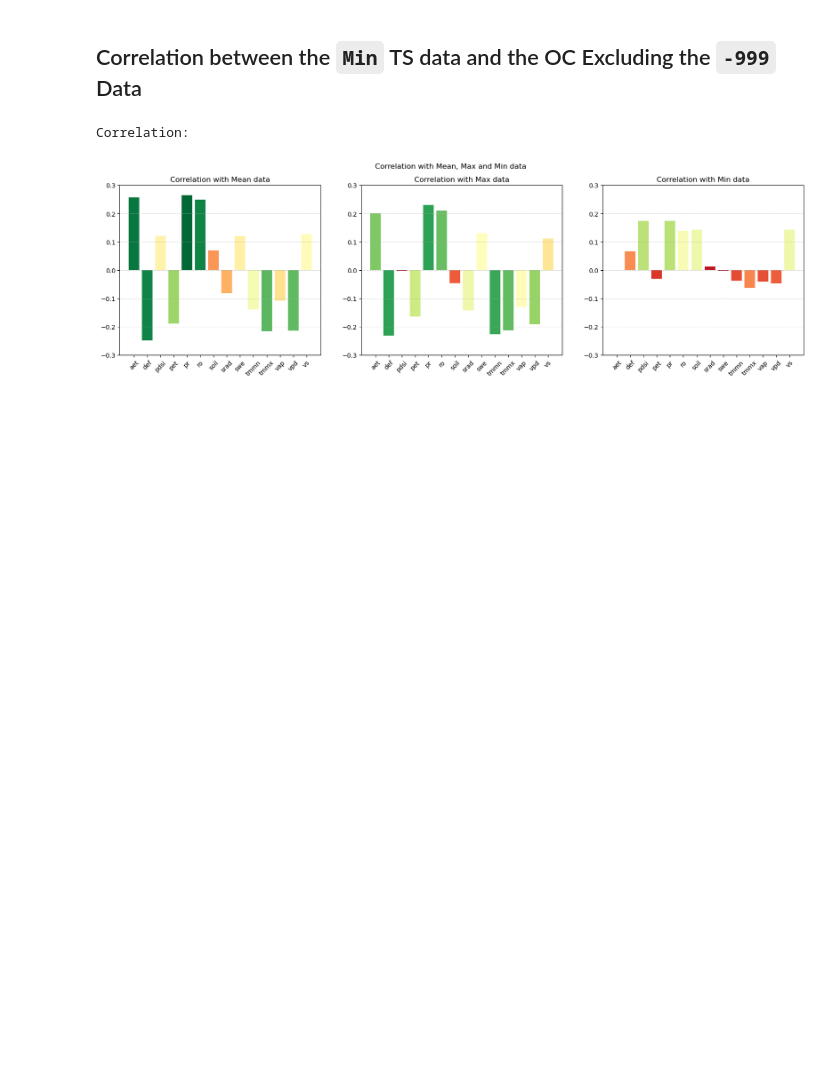
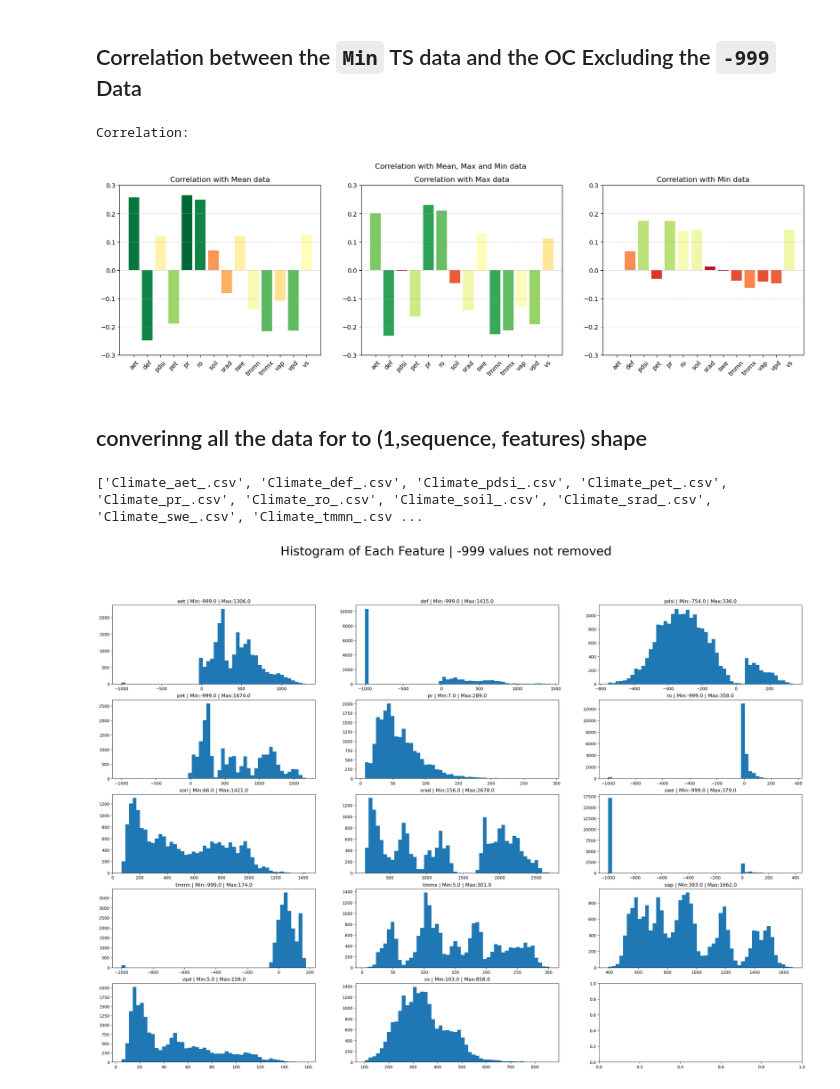
Before and after one commit to moienr/SoilNet, a Jupyter notebook: dataset/Climate/climate_data_analysis.ipynb, the cells around one changed output. Drawn from its saved outputs; the diff is of its cells as text; code cells hidden in the pictures; blank space fills up the shorter version.

Commit message:
added histogram of each climate data to find outliner data

```diff
--- a/dataset/Climate/climate_data_analysis.ipynb
+++ b/dataset/Climate/climate_data_analysis.ipynb
@@ -299,3 +299,5 @@ plt.suptitle('Correlation with Mean, Max and Min data')
 plt.show()
 # %% [output]
 [figure]
+# %% [markdown]
+## converinng all the data for to (1,sequence, features) shape
@@ -301,0 +310,8 @@ plt.show()
+# %%
+# Get the current working directory
+cwd = os.getcwd()
+# List all files in the directory and filter for .csv files
+csv_files = [f for f in os.listdir(cwd) if os.path.isfile(os.path.join(cwd, f)) and f.endswith('.csv')]
+print(csv_files)
+# %% [output]
+['Climate_aet_.csv', 'Climate_def_.csv', 'Climate_pdsi_.csv', 'Climate_pet_.csv', 'Climate_pr_.csv', 'Climate_ro_.csv', 'Climate_soil_.csv', 'Climate_srad_.csv', 'Climate_swe_.csv', 'Climate_tmmn_.csv ...
@@ -301,0 +320,24 @@ plt.show()
+# %%
+vals_list = []
+for csv_file in csv_files:
+    df = pd.read_csv(csv_file)
+    df = df.iloc[:, 1:13]
+    vals = df.values.reshape(-1)
+    vals_list.append(vals)
+len(vals_list)
+
+
+# Create a figure with multiple subplots
+fig, axs = plt.subplots(nrows=5, ncols=3, figsize=(30, 20))
+
+# Loop through each array and plot its histogram in a different subplot
+for i in range(len(vals_list)):
+    ax = axs[i // 3, i % 3]  # Select the appropriate subplot
+    ax.hist(vals_list[i], bins=50)  # Create the histogram in the subplot
+    ax.set_title(f'{feature_names[i]} | Min:{np.min(vals_list[i])} | Max:{np.max(vals_list[i])}')  # Add a title to the subplot
+
+# Add a global title and show the plot
+fig.suptitle('Histogram of Each Feature | -999 values not removed', fontsize=30)
+plt.show()
+# %% [output]
+[figure, added]
```
Also changed, not shown: parts of 7 cells of this notebook.
